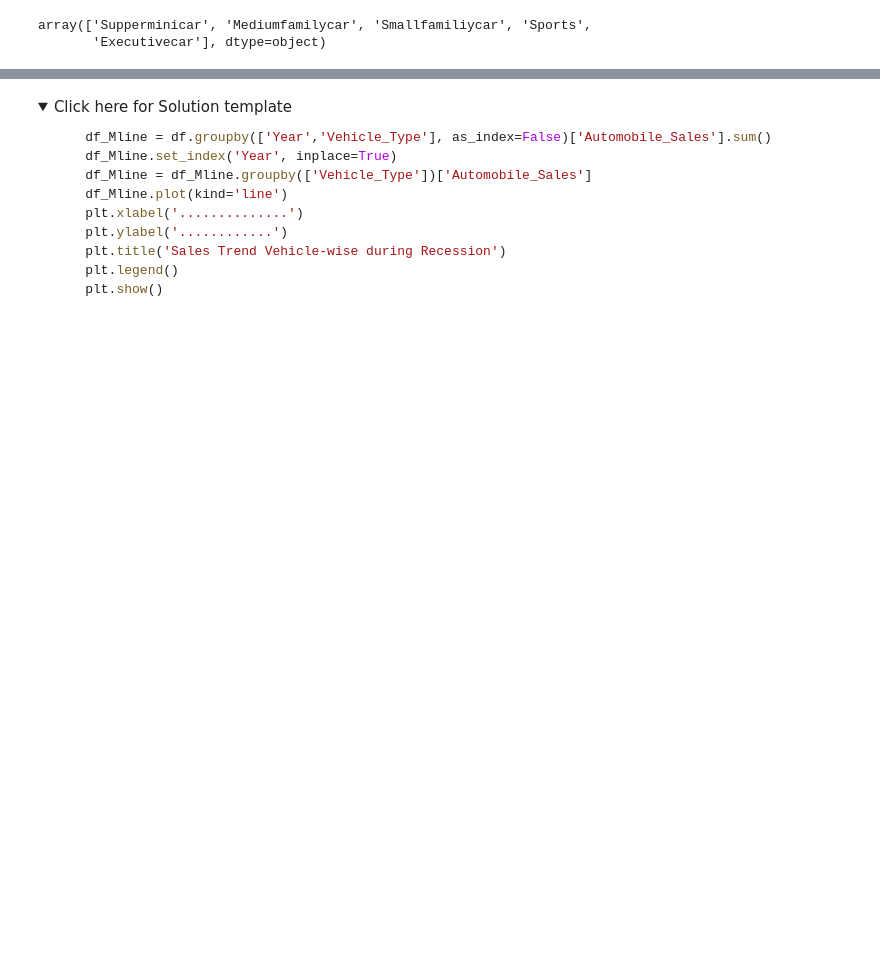
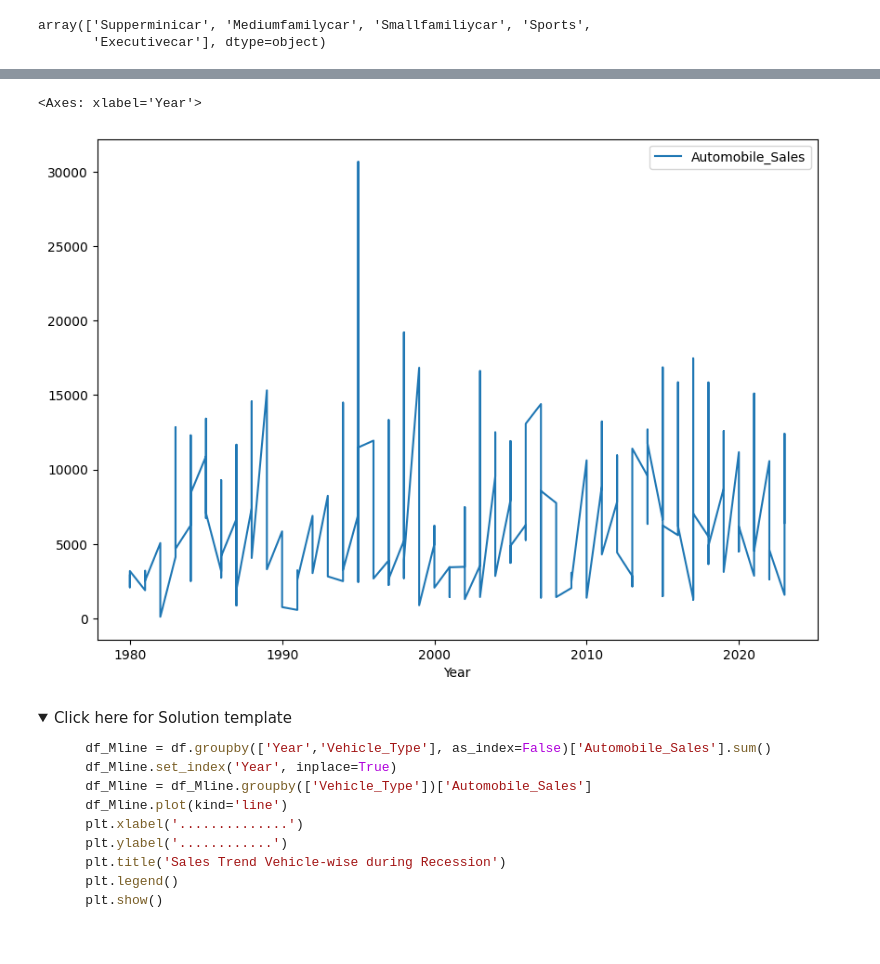
Before and after one commit to mrwoodzi/Data_Science_Certs_Progress, a Jupyter notebook: IBM_Data_Analytics_Professional_Cert/Projects/Final-Assignment-Part-1.jupyterlite.ipynb, the cells around one changed output, grey strips where cells are left out. Drawn from its saved outputs; the diff is of its cells as text; code cells hidden in the pictures; folded sections open; blank space fills up the shorter version.

```diff
--- a/IBM_Data_Analytics_Professional_Cert/Projects/Final-Assignment-Part-1.jupyterlite.ipynb
+++ b/IBM_Data_Analytics_Professional_Cert/Projects/Final-Assignment-Part-1.jupyterlite.ipynb
@@ -327,0 +294,8 @@ df_Mline
+# %%
+# groupby on Year and Vehicle_Type
+# Automobile_Sales Column selected for aggregation
+# Sum of applied to calculate the sum of Automobile_Sales for each group
+# as_index='False and reset_index() does not do the same thing
+dfvt = df.groupby(['Year', 'Vehicle_Type'], as_index=False)['Automobile_Sales'].sum()
+dfvt.set_index('Year', inplace=True)
+dfvt
@@ -328,3 +317,9 @@ df_Mline
+# %%
+dfvt.groupby(['Vehicle_Type'])
+dfvt.plot(kind='line', figsize=(10, 7))
+# %% [output]
+<Axes: xlabel='Year'>
+[figure, added]
 # %% [markdown]
 <details>
     <summary>Click here for Solution template</summary>
```
Also changed, not shown: parts of 3 cells of this notebook.
